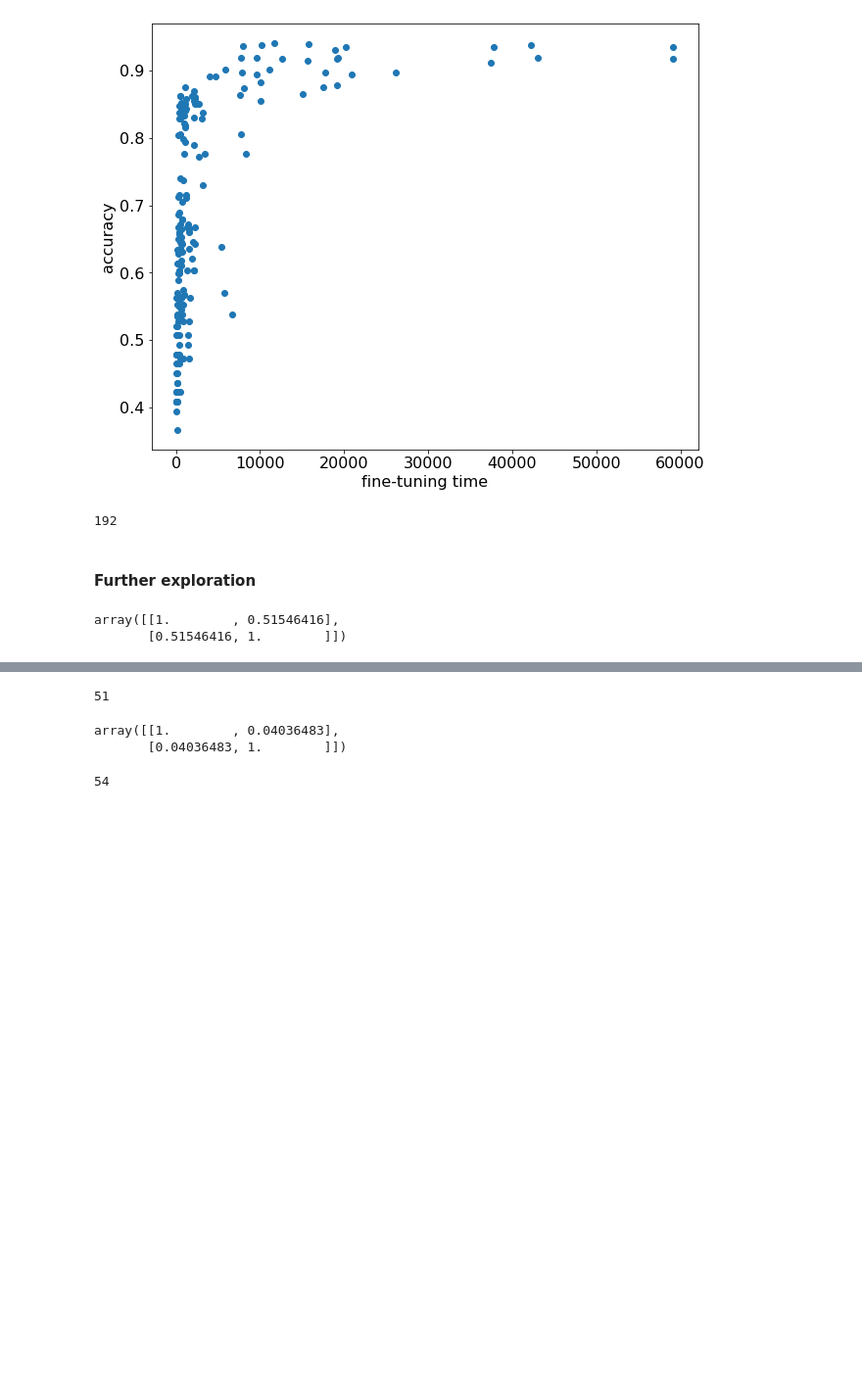
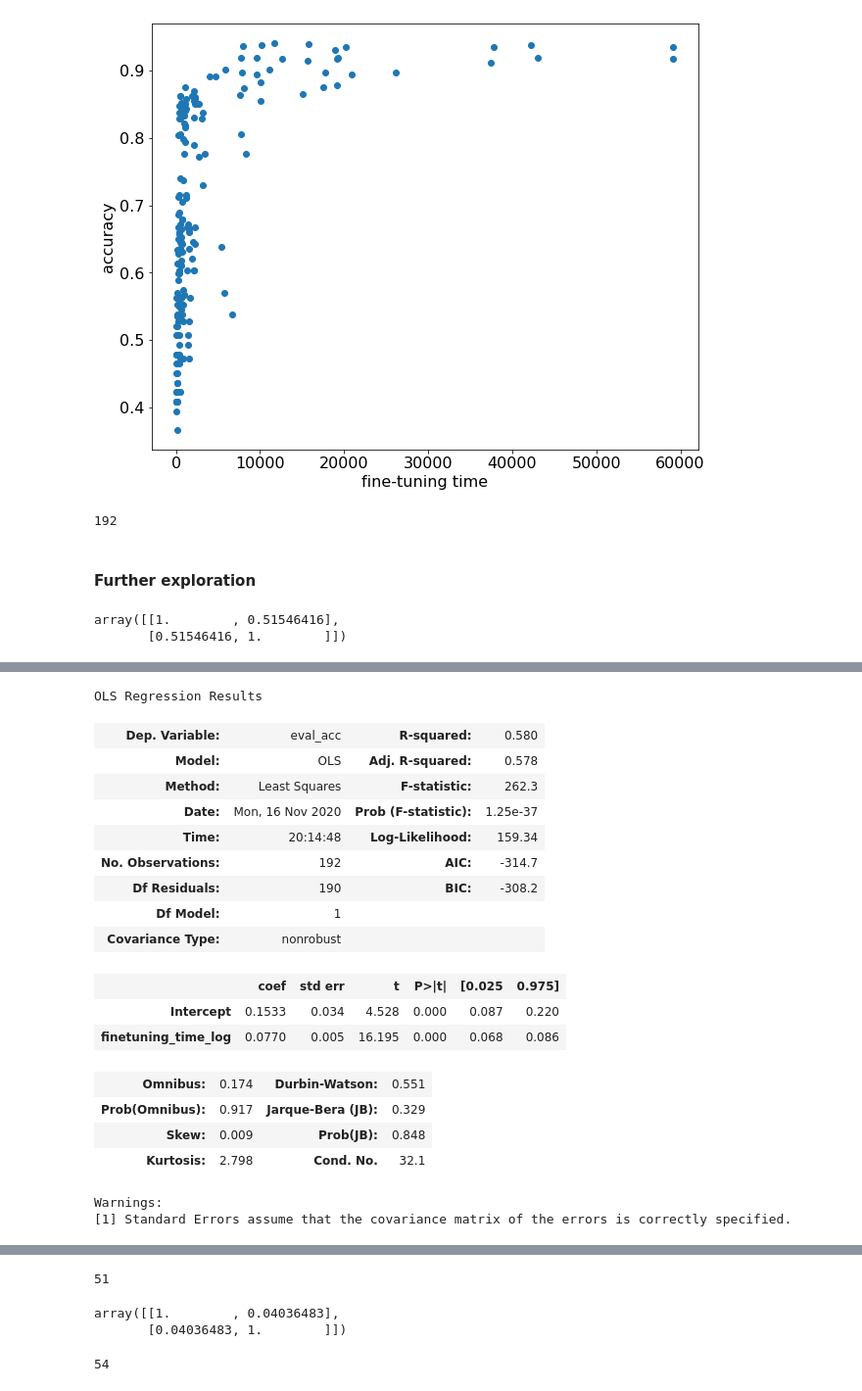
Before and after one commit to annakorotkova/Exploration-of-fine-tuning-and-inferencetime-of-large-pre-trained-languagemodels-in-NLP, a Jupyter notebook: Analysis finetuning time.ipynb, the cells around one changed output, grey strips where cells are left out. Shown at 98% size. Cells and saved outputs as stored; diff of their text form; code cells hidden in the pictures; blank space fills up the shorter version.

```diff
--- a/Analysis finetuning time.ipynb
+++ b/Analysis finetuning time.ipynb
@@ -1261,6 +1261,33 @@ Warnings:
 [1] Standard Errors assume that the covariance matrix of the errors is correctly specified.
 [2] The condition number is large, 1.11e+04. This might indicate that there are
 strong multicollinearity or other numerical problems.
+# %%
+# linear regression model
+acc, finetuning_4 = patsy.dmatrices('eval_acc ~ finetuning_time_log', data4)
+
+# linear regression model
+model_4 = linear_model.OLS(acc, finetuning_4).fit()
+model_4.summary()
+# %% [output]
+OLS Regression Results
+| Dep. Variable: | eval_acc | R-squared: | 0.580 |
+| Model: | OLS | Adj. R-squared: | 0.578 |
+| Method: | Least Squares | F-statistic: | 262.3 |
+| Date: | Mon, 16 Nov 2020 | Prob (F-statistic): | 1.25e-37 |
+| Time: | 20:14:48 | Log-Likelihood: | 159.34 |
+| No. Observations: | 192 | AIC: | -314.7 |
+| Df Residuals: | 190 | BIC: | -308.2 |
+| Df Model: | 1 |  |  |
+| Covariance Type: | nonrobust |  |  |
+|  | coef | std err | t | P>|t| | [0.025 | 0.975] |
+| Intercept | 0.1533 | 0.034 | 4.528 | 0.000 | 0.087 | 0.220 |
+| finetuning_time_log | 0.0770 | 0.005 | 16.195 | 0.000 | 0.068 | 0.086 |
+| Omnibus: | 0.174 | Durbin-Watson: | 0.551 |
+| Prob(Omnibus): | 0.917 | Jarque-Bera (JB): | 0.329 |
+| Skew: | 0.009 | Prob(JB): | 0.848 |
+| Kurtosis: | 2.798 | Cond. No. | 32.1 |
+Warnings:
+[1] Standard Errors assume that the covariance matrix of the errors is correctly specified.
 # %%
 data3.columns
 # %% [output]
```
Also changed, not shown: parts of 11 cells of this notebook.
